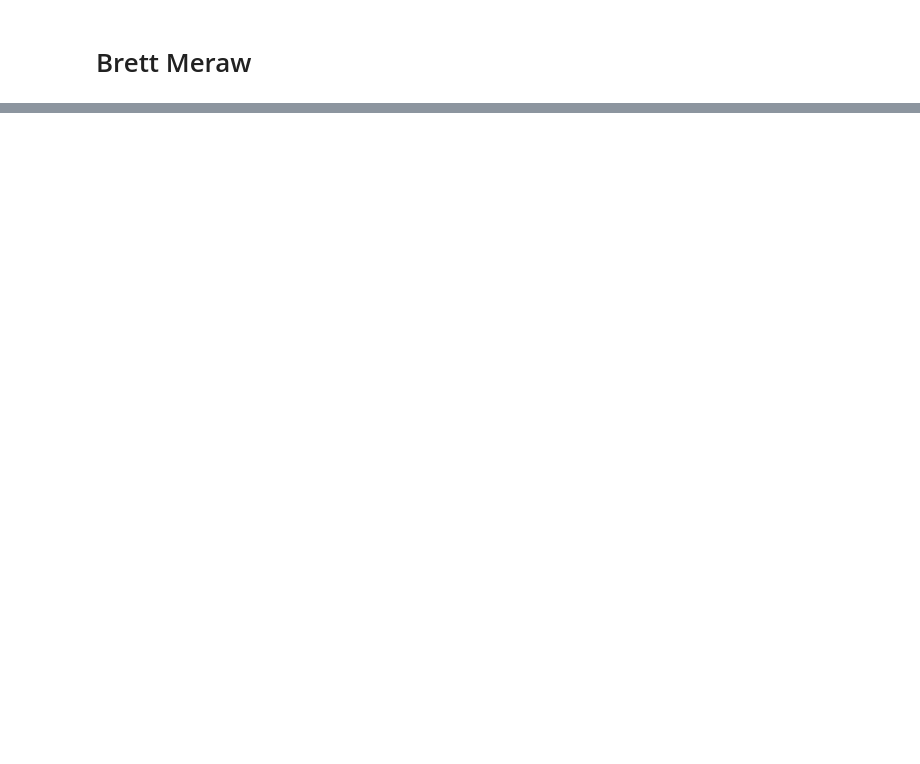
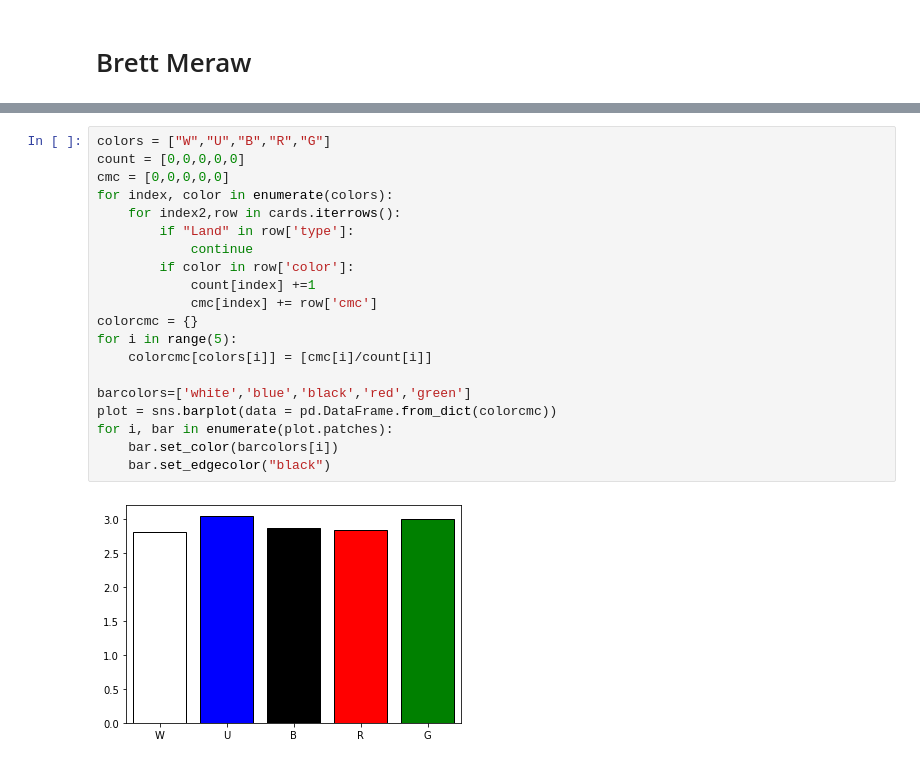
Before and after one commit to data301-2021-winter1/project-group69-project, a Jupyter notebook: notebooks/analysis2.ipynb, the cells around one changed output, grey strips where cells are left out. Drawn from its saved outputs; the diff is of its cells as text; blank space fills up the shorter version.

```diff
--- a/notebooks/analysis2.ipynb
+++ b/notebooks/analysis2.ipynb
@@ -42,0 +86,22 @@ Index(['cmc', 'color', 'name', 'set', 'tablerow', 'text', 'type', 'tags',
+# %%
+colors = ["W","U","B","R","G"]
+count = [0,0,0,0,0]
+cmc = [0,0,0,0,0]
+for index, color in enumerate(colors):
+    for index2,row in cards.iterrows():
+        if "Land" in row['type']:
+            continue
+        if color in row['color']:
+            count[index] +=1
+            cmc[index] += row['cmc']
+colorcmc = {}
+for i in range(5):
+    colorcmc[colors[i]] = [cmc[i]/count[i]]
+
+barcolors=['white','blue','black','red','green']
+plot = sns.barplot(data = pd.DataFrame.from_dict(colorcmc))
+for i, bar in enumerate(plot.patches):
+    bar.set_color(barcolors[i])
+    bar.set_edgecolor("black")
+# %% [output]
+[figure, added]
```
Also changed, not shown: parts of 13 cells of this notebook, 1 other file.
